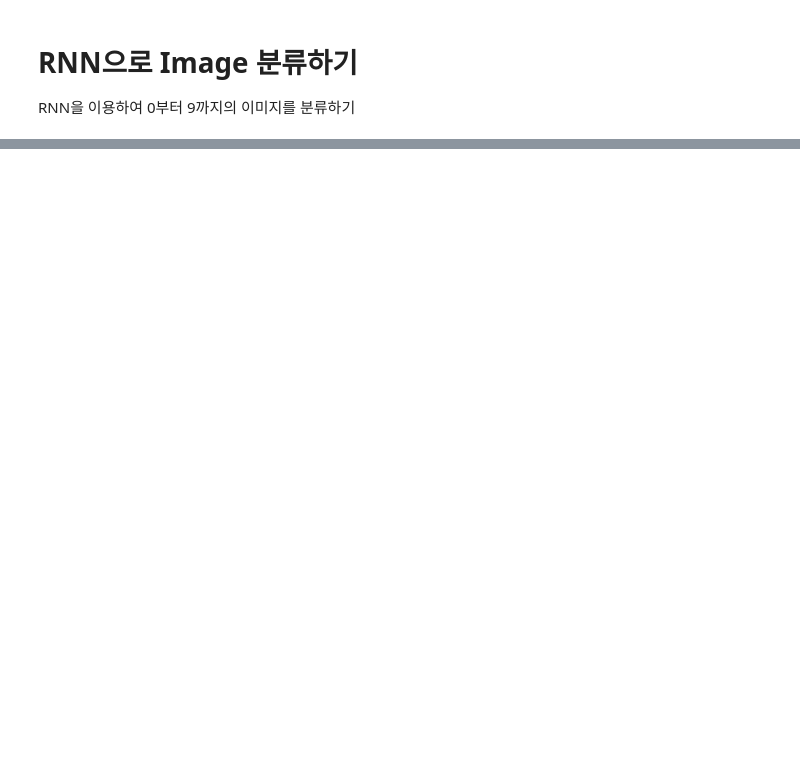
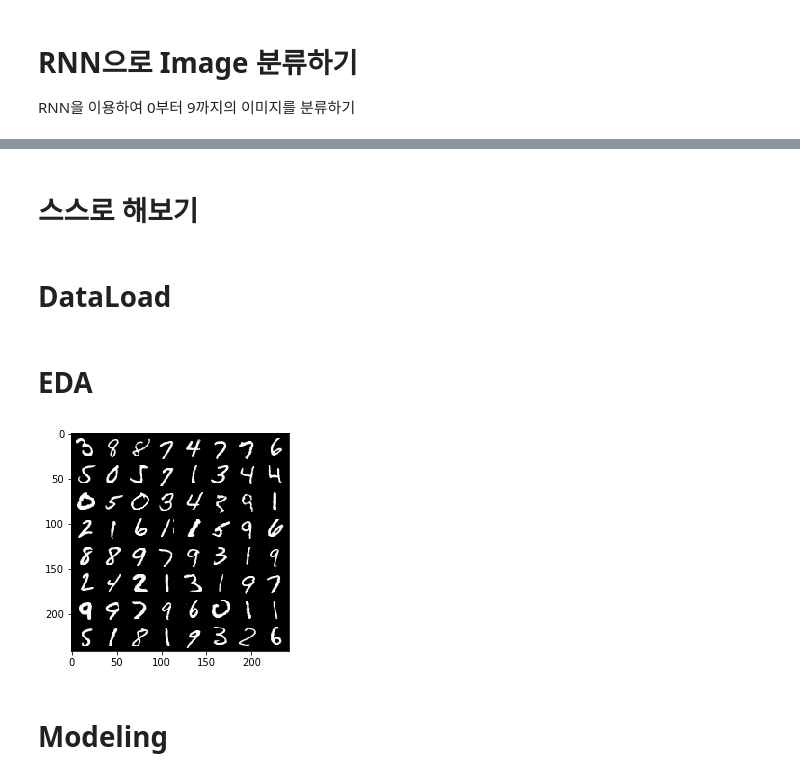
Before and after one commit to gjustin40/Pytorch-Cookbook, a Jupyter notebook: Pytorch_RNN_Image_Classification.ipynb, the cells around one changed output, grey strips where cells are left out. Saved outputs shown, nothing was run; the diff lists cells and outputs as text; code cells hidden in the pictures; blank space fills up the shorter version.

```diff
--- a/Pytorch_RNN_Image_Classification.ipynb
+++ b/Pytorch_RNN_Image_Classification.ipynb
@@ -27,0 +140,46 @@ ValueError: too many values to unpack (expected 2)
+# %% [markdown]
+# 스스로 해보기
+# %% [markdown]
+# DataLoad
+# %%
+import torch
+import torchvision
+import torchvision.transforms as transforms
+
+BATCH_SIZE = 64
+
+# list all transformations
+transform = transforms.Compose(
+    [transforms.ToTensor()])
+
+# download and load training dataset
+trainset = torchvision.datasets.MNIST(root='./data', train=True,
+                                        download=True, transform=transform)
+trainloader = torch.utils.data.DataLoader(trainset, batch_size=BATCH_SIZE,
+                                          shuffle=True, num_workers=2)
+
+# download and load testing dataset
+testset = torchvision.datasets.MNIST(root='./data', train=False,
+                                       download=True, transform=transform)
+testloader = torch.utils.data.DataLoader(testset, batch_size=BATCH_SIZE,
+                                         shuffle=False, num_workers=2)
+# %% [markdown]
+# EDA
+# %%
+import matplotlib.pyplot as plt
+import numpy as np
+%matplotlib inline
+
+def showimg(image):
+    npimg = image.numpy()
+    plt.imshow(np.transpose(npimg, (1,2,0)))
+
+dataiter = iter(trainloader)
+images, labels = dataiter.next()
+
+# show images
+showimg(torchvision.utils.make_grid(images))
+# %% [output]
+[figure, added]
+# %% [markdown]
+# Modeling
```
Also changed, not shown: parts of 25 cells of this notebook.
